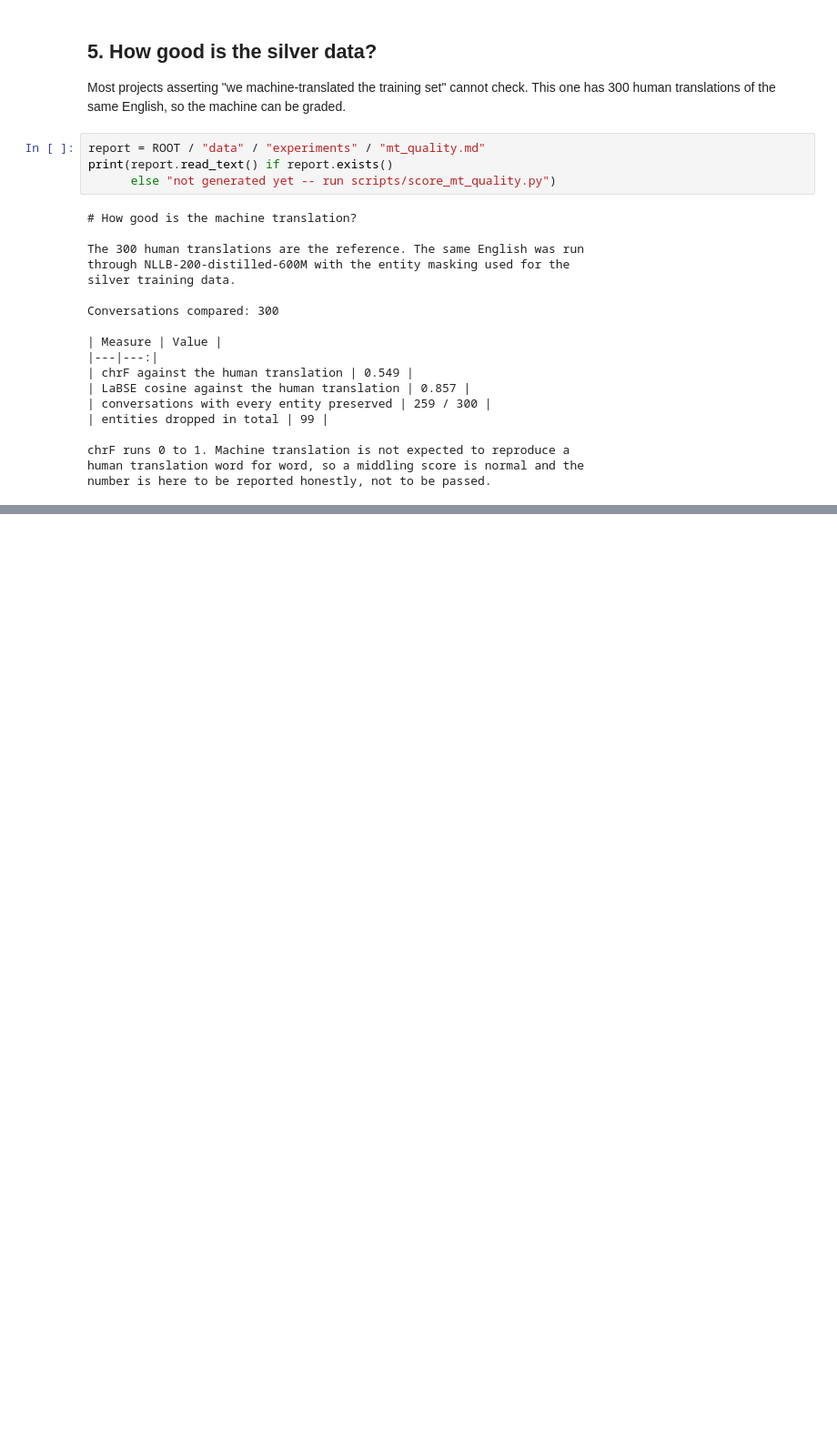
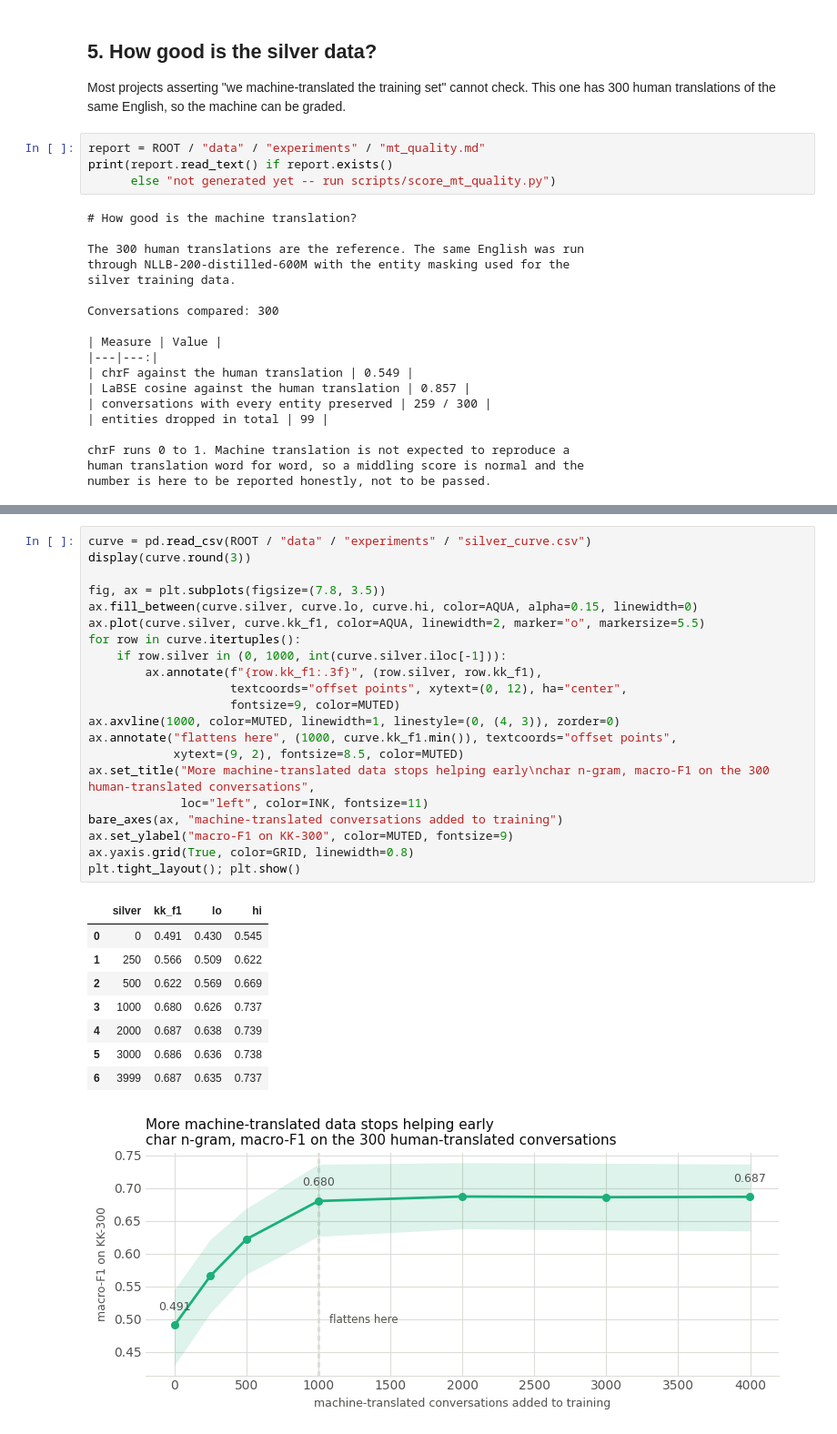
Before and after one commit to DaurenZh/scambench-kk, a Jupyter notebook: notebooks/04_what_helps.ipynb, the cells around one changed output, grey strips where cells are left out. Shown at 91% size. Cells and saved outputs as stored; diff of their text form; blank space fills up the shorter version.

```diff
--- a/notebooks/04_what_helps.ipynb
+++ b/notebooks/04_what_helps.ipynb
@@ -405,0 +393,31 @@ notebook rests on 300 translations whose fluency is unverified.
+# %%
+curve = pd.read_csv(ROOT / "data" / "experiments" / "silver_curve.csv")
+display(curve.round(3))
+
+fig, ax = plt.subplots(figsize=(7.8, 3.5))
+ax.fill_between(curve.silver, curve.lo, curve.hi, color=AQUA, alpha=0.15, linewidth=0)
+ax.plot(curve.silver, curve.kk_f1, color=AQUA, linewidth=2, marker="o", markersize=5.5)
+for row in curve.itertuples():
+    if row.silver in (0, 1000, int(curve.silver.iloc[-1])):
+        ax.annotate(f"{row.kk_f1:.3f}", (row.silver, row.kk_f1),
+                    textcoords="offset points", xytext=(0, 12), ha="center",
+                    fontsize=9, color=MUTED)
+ax.axvline(1000, color=MUTED, linewidth=1, linestyle=(0, (4, 3)), zorder=0)
+ax.annotate("flattens here", (1000, curve.kk_f1.min()), textcoords="offset points",
+            xytext=(9, 2), fontsize=8.5, color=MUTED)
+ax.set_title("More machine-translated data stops helping early\nchar n-gram, macro-F1 on the 300 human-translated conversations",
+             loc="left", color=INK, fontsize=11)
+bare_axes(ax, "machine-translated conversations added to training")
+ax.set_ylabel("macro-F1 on KK-300", color=MUTED, fontsize=9)
+ax.yaxis.grid(True, color=GRID, linewidth=0.8)
+plt.tight_layout(); plt.show()
+# %% [output]
+|  | silver | kk_f1 | lo | hi |
+| 0 | 0 | 0.491 | 0.430 | 0.545 |
+| 1 | 250 | 0.566 | 0.509 | 0.622 |
+| 2 | 500 | 0.622 | 0.569 | 0.669 |
+| 3 | 1000 | 0.680 | 0.626 | 0.737 |
+| 4 | 2000 | 0.687 | 0.638 | 0.739 |
+| 5 | 3000 | 0.686 | 0.636 | 0.738 |
+| 6 | 3999 | 0.687 | 0.635 | 0.737 |
+[figure, added]
```
Also changed, not shown: parts of 3 cells of this notebook, 5 other files.
